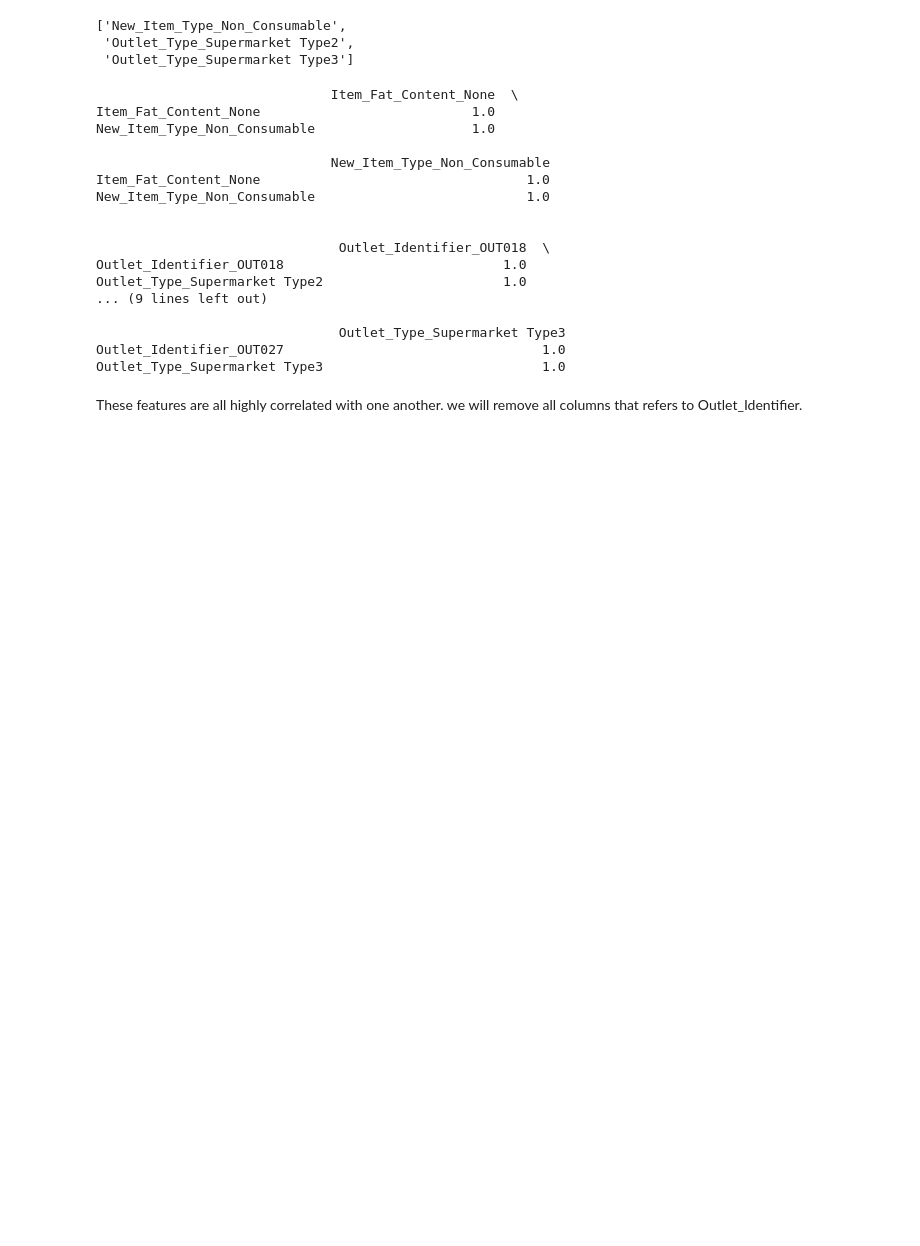
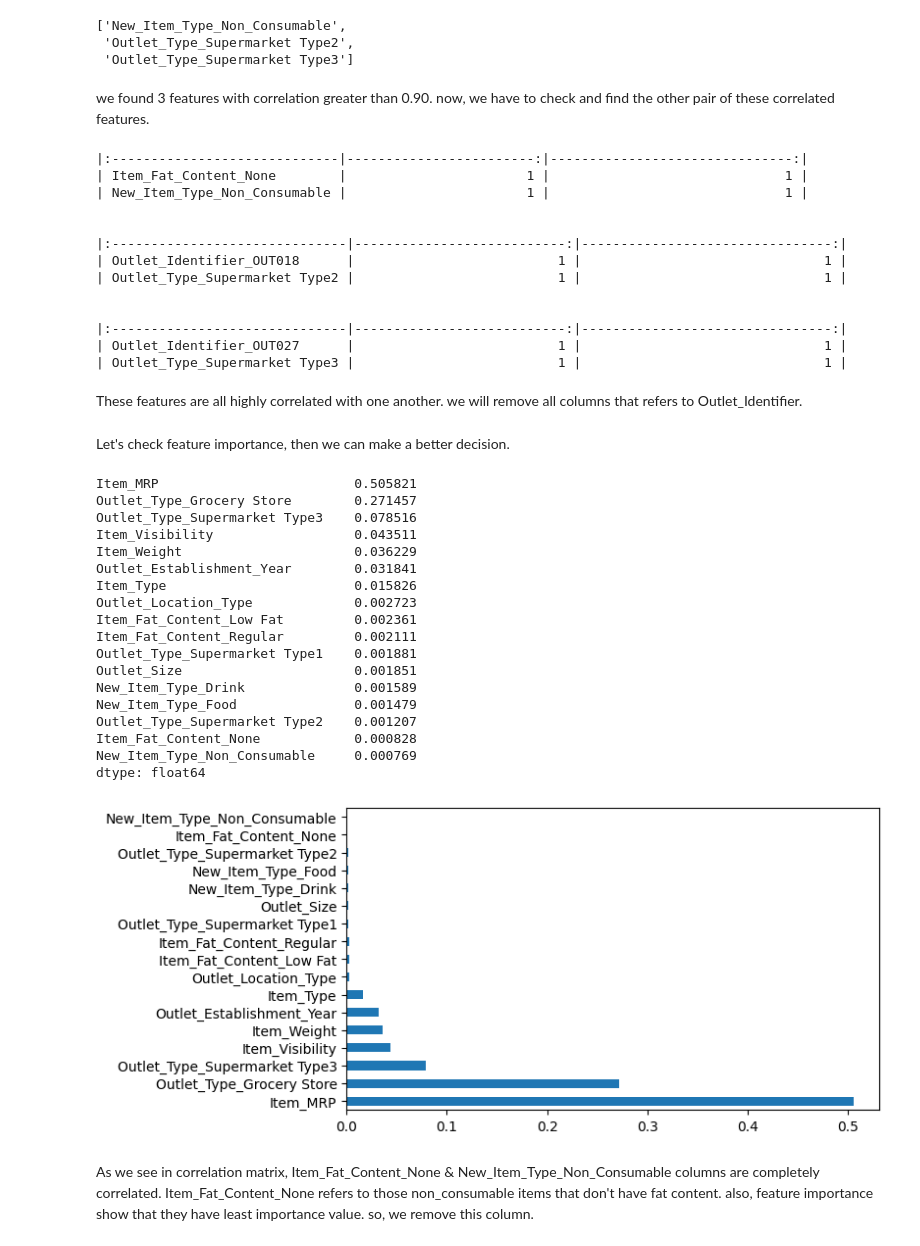
Before and after one commit to Samiraa-Alipour/Sales_Prediction, a Jupyter notebook: Sales_Prediction.ipynb, the cells around one changed output. Cells and saved outputs as stored; diff of their text form; code cells hidden in the pictures; blank space fills up the shorter version.

```diff
--- a/Sales_Prediction.ipynb
+++ b/Sales_Prediction.ipynb
@@ -402,28 +438,27 @@ to_drop
 ['New_Item_Type_Non_Consumable',
  'Outlet_Type_Supermarket Type2',
  'Outlet_Type_Supermarket Type3']
+# %% [markdown]
+we found 3 features with correlation greater than 0.90. now, we have to check and find the other pair of these correlated features.
 # %%
 # Find other pair of correlated features
+pd.set_option('display.width', 1000)
 for i in range(len(to_drop)):
-  print(corr_matrix.loc[corr_matrix[to_drop[i]].abs() > 0.9, corr_matrix[to_drop[i]].abs() > 0.9] , '\n\n')
+  print(corr_matrix.loc[corr_matrix[to_drop[i]].abs() > 0.9, corr_matrix[to_drop[i]].abs() > 0.9].to_markdown() , '\n\n')
 # %% [output]
-                              Item_Fat_Content_None  \
-Item_Fat_Content_None                           1.0
-New_Item_Type_Non_Consumable                    1.0
-
-                              New_Item_Type_Non_Consumable
-Item_Fat_Content_None                                  1.0
-New_Item_Type_Non_Consumable                           1.0
+|:-----------------------------|------------------------:|-------------------------------:|
+| Item_Fat_Content_None        |                       1 |                              1 |
+| New_Item_Type_Non_Consumable |                       1 |                              1 |
 
 
-                               Outlet_Identifier_OUT018  \
-Outlet_Identifier_OUT018                            1.0
-Outlet_Type_Supermarket Type2                       1.0
-... (9 lines left out)
+|:------------------------------|---------------------------:|--------------------------------:|
+| Outlet_Identifier_OUT018      |                          1 |                               1 |
+| Outlet_Type_Supermarket Type2 |                          1 |                               1 |
 
-                               Outlet_Type_Supermarket Type3
-Outlet_Identifier_OUT027                                 1.0
-Outlet_Type_Supermarket Type3                            1.0
+
+|:------------------------------|---------------------------:|--------------------------------:|
+| Outlet_Identifier_OUT027      |                          1 |                               1 |
+| Outlet_Type_Supermarket Type3 |                          1 |                               1 |
 # %% [markdown]
 These features are all highly correlated with one another. we will remove all columns that refers to Outlet_Identifier.
 # %%
@@ -432,3 +467,39 @@ prepro_data.drop(['Item_Identifier','Outlet_Identifier_OUT010', 'Outlet_Identifi
                   'Outlet_Identifier_OUT018', 'Outlet_Identifier_OUT019', 'Outlet_Identifier_OUT027','Outlet_Identifier_OUT035',
                   'Outlet_Identifier_OUT045', 'Outlet_Identifier_OUT046', 'Outlet_Identifier_OUT049'], axis=1, inplace=True)
 # prepro_data.drop(['Item_Type'], axis=1, inplace=True)
+# %% [markdown]
+Let's check feature importance, then we can make a better decision.
+# %%
+#plot the important features
+train_X = prepro_data.drop('Item_Outlet_Sales', axis=1)
+train_y = prepro_data['Item_Outlet_Sales']
+RFR = RandomForestRegressor(max_depth=10)
+#fitting the model
+RFR.fit(train_X, train_y)
+plt.figure(figsize=(7,4))
+feat_importances = pd.Series(RFR.feature_importances_, index = train_X.columns)
+#feat_importances.nlargest(7).plot(kind='barh');
+feat_importances.nlargest(prepro_data.shape[1]).plot(kind='barh');
+print(feat_importances.sort_values(ascending= False), '\n\n')
+# %% [output]
+Item_MRP                         0.505821
+Outlet_Type_Grocery Store        0.271457
+Outlet_Type_Supermarket Type3    0.078516
+Item_Visibility                  0.043511
+Item_Weight                      0.036229
+Outlet_Establishment_Year        0.031841
+Item_Type                        0.015826
+Outlet_Location_Type             0.002723
+Item_Fat_Content_Low Fat         0.002361
+Item_Fat_Content_Regular         0.002111
+Outlet_Type_Supermarket Type1    0.001881
+Outlet_Size                      0.001851
+New_Item_Type_Drink              0.001589
+New_Item_Type_Food               0.001479
+Outlet_Type_Supermarket Type2    0.001207
+Item_Fat_Content_None            0.000828
+New_Item_Type_Non_Consumable     0.000769
+dtype: float64
+[figure, added]
+# %% [markdown]
+As we see in correlation matrix, Item_Fat_Content_None & New_Item_Type_Non_Consumable columns are completely correlated. Item_Fat_Content_None refers to those non_consumable items that don't have fat content. also, feature importance show that they have least importance value. so, we remove this column.
```
Also changed, not shown: parts of 45 cells of this notebook.
